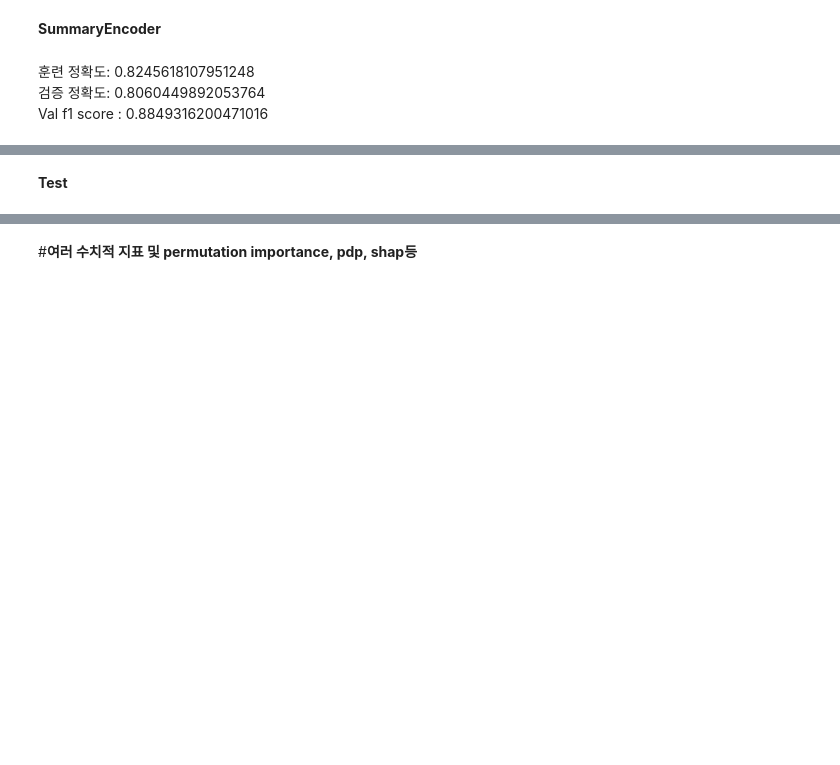
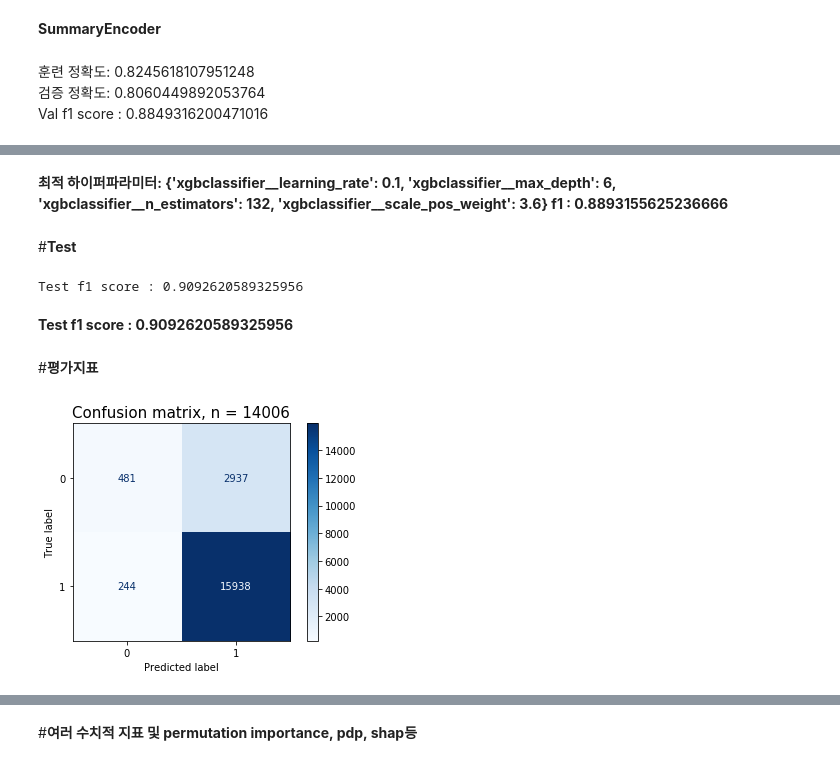
Before and after one commit to vkekd25/Codestates_Brazil_E_Commerce, a Jupyter notebook: Sc2_Project.ipynb, the cells around one changed output, grey strips where cells are left out. Saved outputs shown, nothing was run; the diff lists cells and outputs as text; code cells hidden in the pictures; blank space fills up the shorter version.

```diff
--- a/Sc2_Project.ipynb
+++ b/Sc2_Project.ipynb
@@ -930,20 +922,20 @@ Val f1 score : 0.8917133956386293
 # %% [markdown]
 **AdaBoost**
 # %%
-from sklearn.ensemble import AdaBoostClassifier
+# from sklearn.ensemble import AdaBoostClassifier
 
-pipe3 = make_pipeline(
-    OrdinalEncoder(),
-    AdaBoostClassifier(
-                    random_state=42
-                 )
-)
-pipe3.fit(X_train, y_train)
-y_pred = pipe3.predict(X_val)
-f1 = f1_score(y_val, y_pred)
-print('훈련 정확도: ', pipe3.score(X_train, y_train))
-print('검증 정확도: ', pipe3.score(X_val, y_val))
-print('Val f1 score :',f1)
+# pipe3 = make_pipeline(
+#     OrdinalEncoder(),
+#     AdaBoostClassifier(
+#                     random_state=42
+#                  )
+# )
+# pipe3.fit(X_train, y_train)
+# y_pred = pipe3.predict(X_val)
+# f1 = f1_score(y_val, y_pred)
+# print('훈련 정확도: ', pipe3.score(X_train, y_train))
+# print('검증 정확도: ', pipe3.score(X_val, y_val))
+# print('Val f1 score :',f1)
 # %% [output]
 훈련 정확도:  0.8127618050266565
 검증 정확도:  0.814436669998572
@@ -1383,20 +1388,31 @@ print('f1 : ', clf.best_score_)
+# %% [markdown]
+**최적 하이퍼파라미터:  {'xgbclassifier__learning_rate': 0.1, 'xgbclassifier__max_depth': 6, 'xgbclassifier__n_estimators': 132, 'xgbclassifier__scale_pos_weight': 3.6}
+f1 :  0.8893155625236666**
 # %% [markdown]
-**Test**
+#**Test**
 # %%
-pipe = clf.best_estimator_
-y_pred = pipe.predict(X_test)
+pipe22 = clf.best_estimator_
+y_pred = pipe22.predict(X_test)
 f1 = f1_score(y_test, y_pred)
 print('Test f1 score :',f1)
+# %% [output]
+Test f1 score : 0.9092620589325956
+# %% [markdown]
+**Test f1 score : 0.9092620589325956**
+# %% [markdown]
+#**평가지표**
 # %%
 from sklearn.metrics import plot_confusion_matrix
 import matplotlib.pyplot as plt
 
 fig, ax = plt.subplots()
 pcm = plot_confusion_matrix(clf, X_test, y_test,
                             cmap=plt.cm.Blues,
                             ax=ax)
-plt.title(f'Confusion matrix, n = {len(y_val)}', fontsize=15)
+plt.title(f'Confusion matrix, n = {len(y_test)}', fontsize=15)
 plt.show()
+# %% [output]
+[figure, added]
 # %%
 from sklearn.metrics import classification_report
 
```
Also changed, not shown: parts of 33 cells of this notebook.
